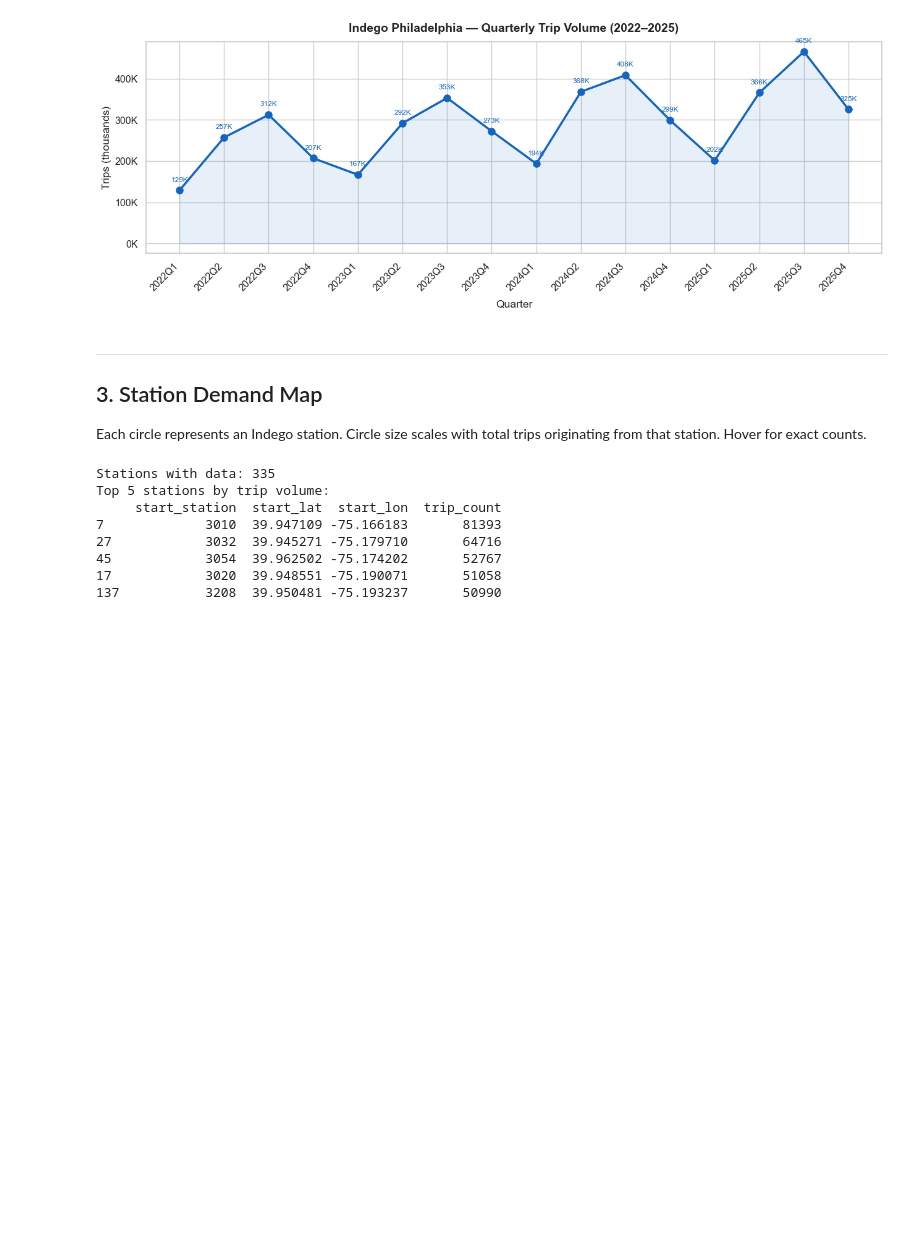
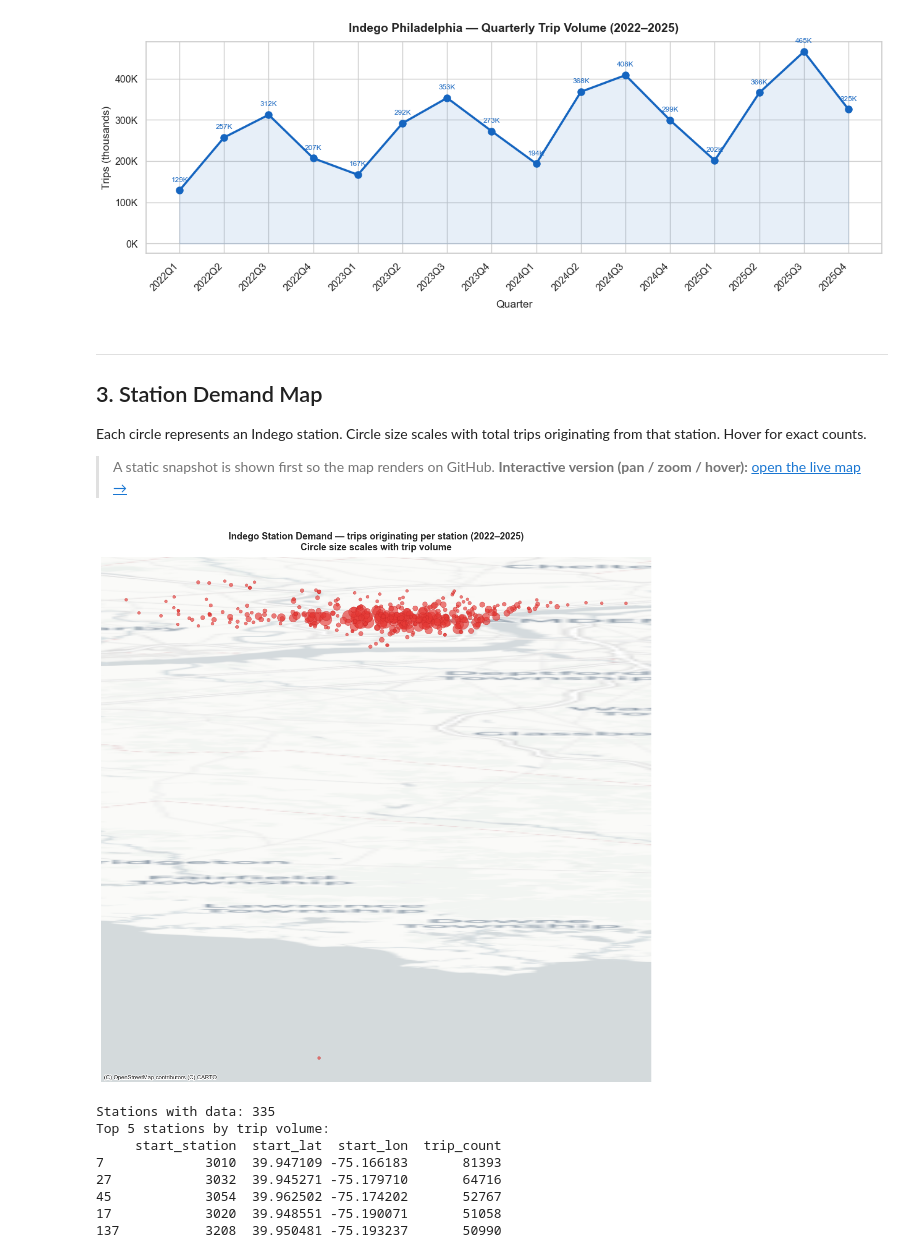
Before and after one commit to nkatoch/indego-philly-bikeshare, a Jupyter notebook: notebooks/01_descriptive_analytics.ipynb, the cells around one changed output. Cells and saved outputs as stored; diff of their text form; code cells hidden in the pictures; blank space fills up the shorter version.

```diff
--- a/notebooks/01_descriptive_analytics.ipynb
+++ b/notebooks/01_descriptive_analytics.ipynb
@@ -169,6 +169,25 @@ plt.show()
 ## 3. Station Demand Map
 
 Each circle represents an Indego station. Circle size scales with total trips originating from that station. Hover for exact counts.
+
+> A static snapshot is shown first so the map renders on GitHub. **Interactive version (pan / zoom / hover):** [open the live map →](https://nkatoch.github.io/indego-philly-bikeshare/map_stations.html)
+# %%
+# Static snapshot of the station demand map — renders inline on GitHub
+# (GitHub strips the JavaScript in the interactive Folium map below).
+from static_maps import plot_station_map
+
+station_vol = (
+    df.dropna(subset=['start_lat', 'start_lon'])
+    .groupby(['start_station', 'start_lat', 'start_lon'])
+    .size()
+    .reset_index(name='trip_count')
+    .sort_values('trip_count', ascending=False)
+)
+
+fig, ax = plot_station_map(station_vol)
+plt.show()
+# %% [output]
+[figure, added]
 # %%
 station_vol = (
     df.dropna(subset=['start_lat', 'start_lon'])
```
Also changed, not shown: parts of 2 cells of this notebook, 6 other files.
